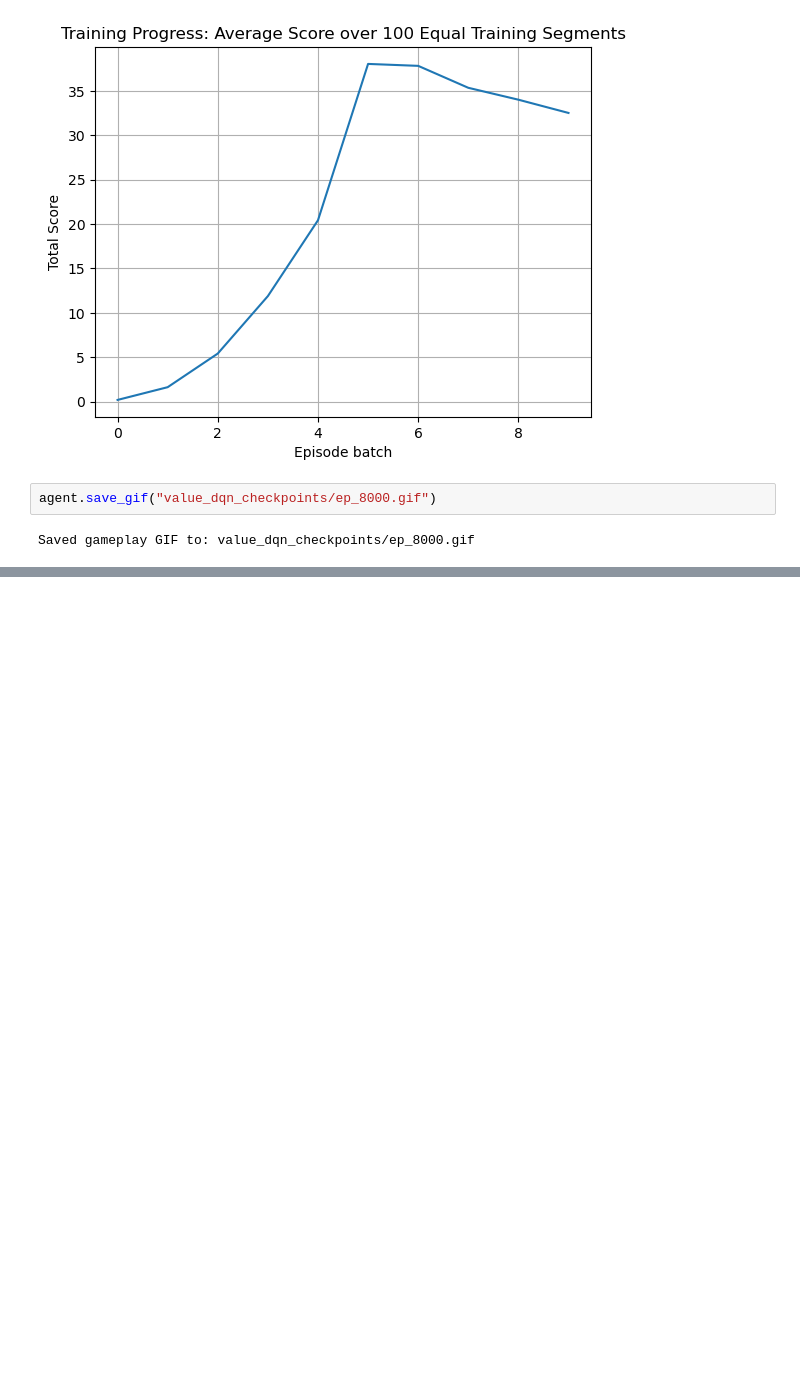
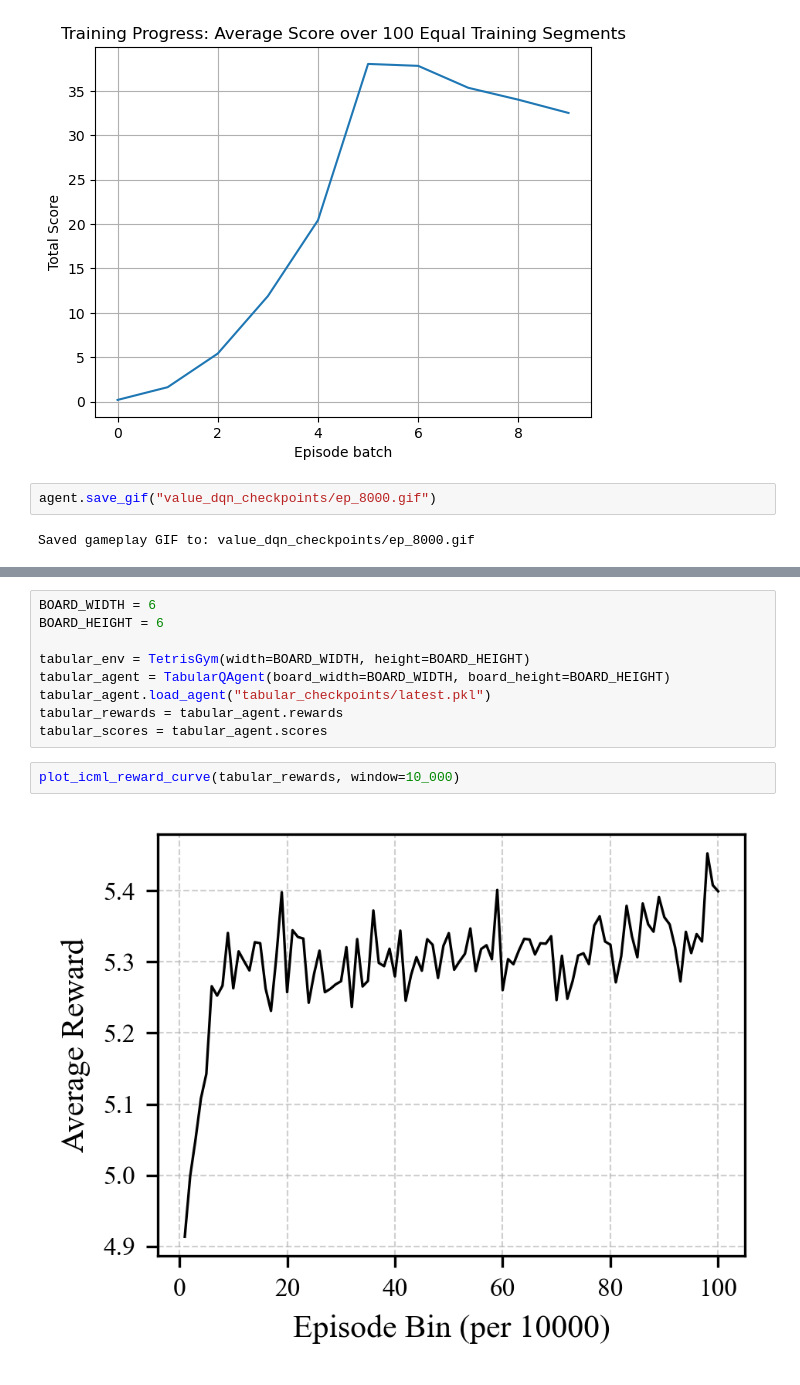
Before and after one commit to William-Pig/tetris_ai, a Jupyter notebook: main.ipynb, the cells around one changed output, grey strips where cells are left out. Saved outputs shown, nothing was run; the diff lists cells and outputs as text; blank space fills up the shorter version.

```diff
--- a/main.ipynb
+++ b/main.ipynb
@@ -1054,0 +1109,13 @@ Saved gameplay GIF to: value_dqn_checkpoints/ep_8000.gif
+# %%
+BOARD_WIDTH = 6
+BOARD_HEIGHT = 6
+
+tabular_env = TetrisGym(width=BOARD_WIDTH, height=BOARD_HEIGHT)
+tabular_agent = TabularQAgent(board_width=BOARD_WIDTH, board_height=BOARD_HEIGHT)
+tabular_agent.load_agent("tabular_checkpoints/latest.pkl")
+tabular_rewards = tabular_agent.rewards
+tabular_scores = tabular_agent.scores
+# %%
+plot_icml_reward_curve(tabular_rewards, window=10_000)
+# %% [output]
+[figure, added]
```
Also changed, not shown: parts of 13 cells of this notebook, 2 other files.
